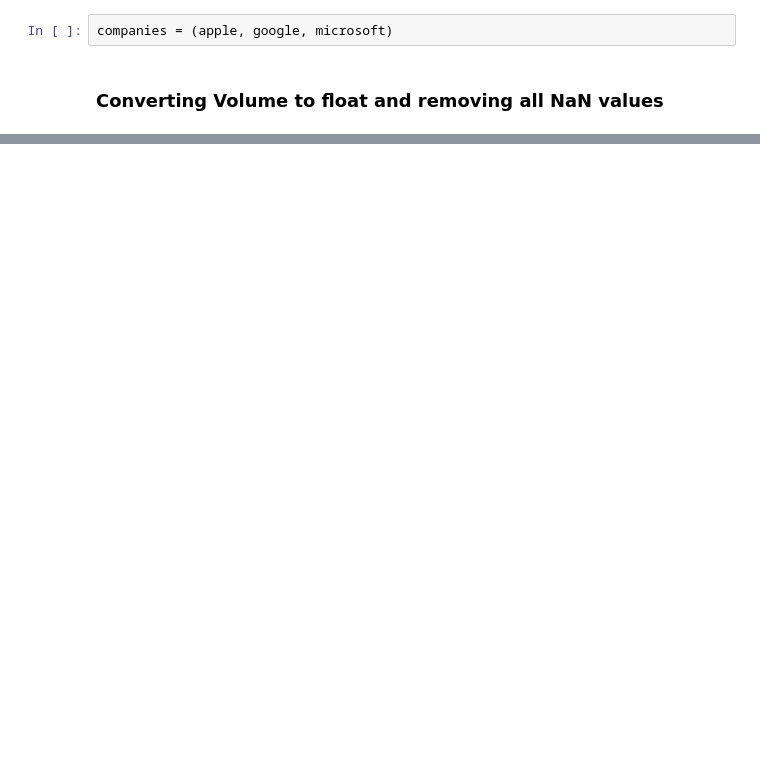
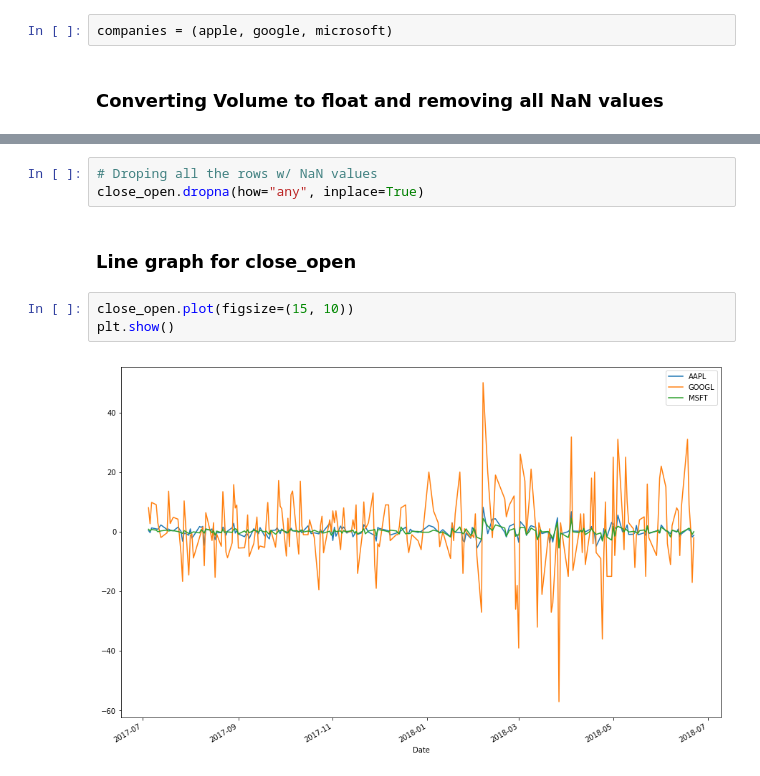
Before and after one commit to abhie-lp/FINANCE_PROJECT, a Jupyter notebook: Code.ipynb, the cells around one changed output, grey strips where cells are left out. Drawn from its saved outputs; the diff is of its cells as text; blank space fills up the shorter version.

```diff
--- a/Code.ipynb
+++ b/Code.ipynb
@@ -70,0 +95,10 @@ for i in range(len(companies)):
+# %%
+# Droping all the rows w/ NaN values
+close_open.dropna(how="any", inplace=True)
+# %% [markdown]
+### Line graph for close_open
+# %%
+close_open.plot(figsize=(15, 10))
+plt.show()
+# %% [output]
+[figure, added]
```
Also changed, not shown: parts of 9 cells of this notebook.
